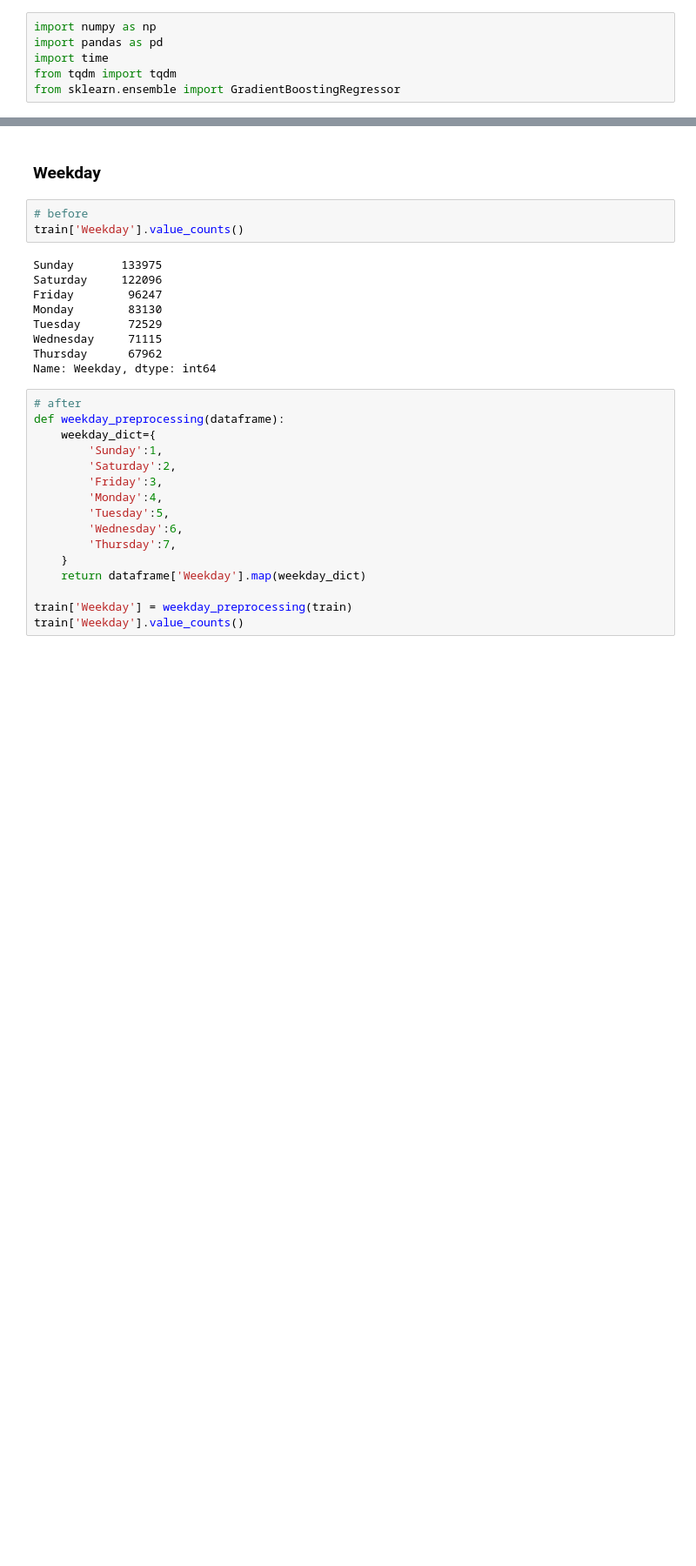
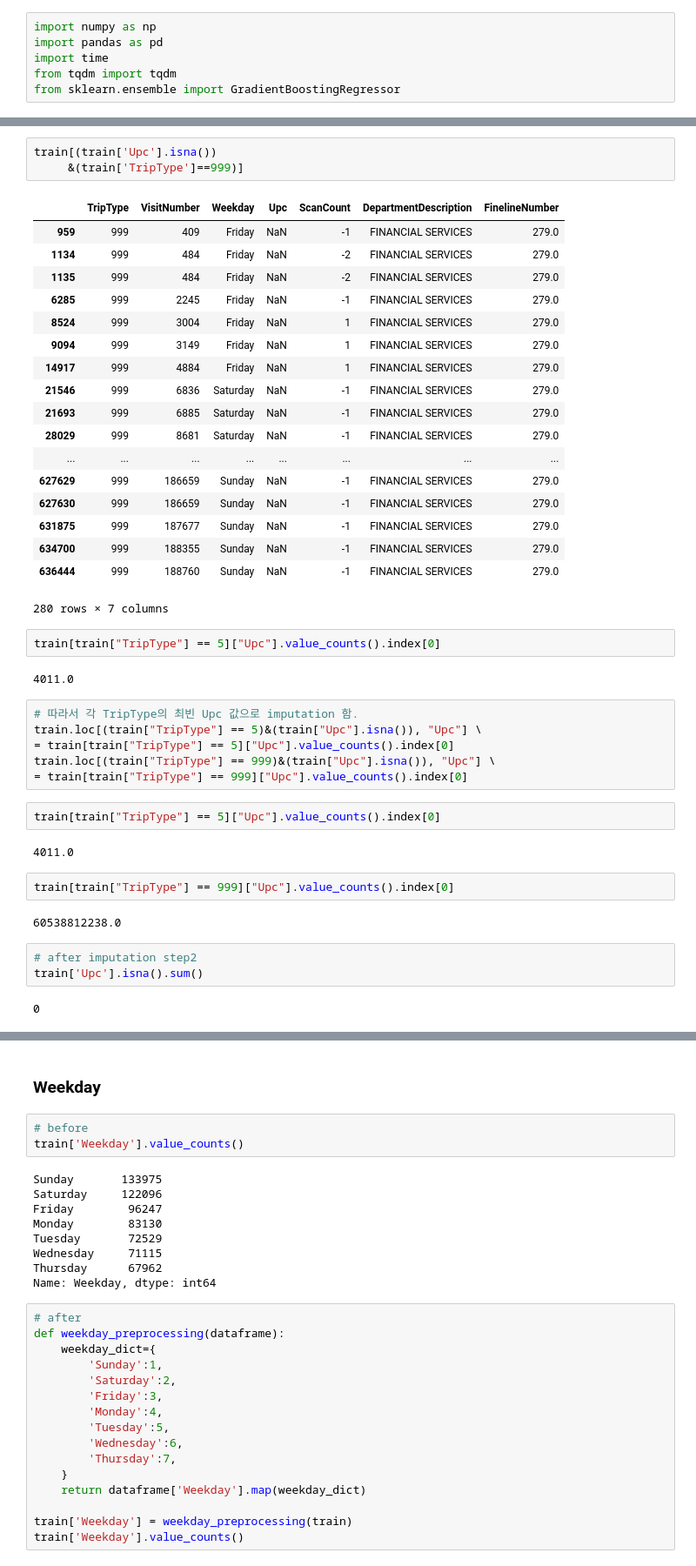
Before and after one commit to woncheolSon/Classification-Analysis-Project, a Jupyter notebook: Preprocessing.ipynb, the cells around one changed output, grey strips where cells are left out. Shown: that part at 87% size. Cells and saved outputs as stored; diff of their text form; blank space fills up the shorter version.

```diff
--- a/Preprocessing.ipynb
+++ b/Preprocessing.ipynb
@@ -12,0 +1236,45 @@ samplesub = pd.read_csv("./data/sample_submission.csv")
+# %%
+train[(train['Upc'].isna())
+     &(train['TripType']==999)]
+# %% [output]
+|  | TripType | VisitNumber | Weekday | Upc | ScanCount | DepartmentDescription | FinelineNumber |
+| 959 | 999 | 409 | Friday | NaN | -1 | FINANCIAL SERVICES | 279.0 |
+| 1134 | 999 | 484 | Friday | NaN | -2 | FINANCIAL SERVICES | 279.0 |
+| 1135 | 999 | 484 | Friday | NaN | -2 | FINANCIAL SERVICES | 279.0 |
+| 6285 | 999 | 2245 | Friday | NaN | -1 | FINANCIAL SERVICES | 279.0 |
+| 8524 | 999 | 3004 | Friday | NaN | 1 | FINANCIAL SERVICES | 279.0 |
+| 9094 | 999 | 3149 | Friday | NaN | 1 | FINANCIAL SERVICES | 279.0 |
+| 14917 | 999 | 4884 | Friday | NaN | 1 | FINANCIAL SERVICES | 279.0 |
+| 21546 | 999 | 6836 | Saturday | NaN | -1 | FINANCIAL SERVICES | 279.0 |
+| 21693 | 999 | 6885 | Saturday | NaN | -1 | FINANCIAL SERVICES | 279.0 |
+| 28029 | 999 | 8681 | Saturday | NaN | -1 | FINANCIAL SERVICES | 279.0 |
+| ... | ... | ... | ... | ... | ... | ... | ... |
+| 627629 | 999 | 186659 | Sunday | NaN | -1 | FINANCIAL SERVICES | 279.0 |
+| 627630 | 999 | 186659 | Sunday | NaN | -1 | FINANCIAL SERVICES | 279.0 |
+| 631875 | 999 | 187677 | Sunday | NaN | -1 | FINANCIAL SERVICES | 279.0 |
+| 634700 | 999 | 188355 | Sunday | NaN | -1 | FINANCIAL SERVICES | 279.0 |
+| 636444 | 999 | 188760 | Sunday | NaN | -1 | FINANCIAL SERVICES | 279.0 |
+280 rows × 7 columns
+# %%
+train[train["TripType"] == 5]["Upc"].value_counts().index[0]
+# %% [output]
+4011.0
+# %%
+# 따라서 각 TripType의 최빈 Upc 값으로 imputation 함.
+train.loc[(train["TripType"] == 5)&(train["Upc"].isna()), "Upc"] \
+= train[train["TripType"] == 5]["Upc"].value_counts().index[0]
+train.loc[(train["TripType"] == 999)&(train["Upc"].isna()), "Upc"] \
+= train[train["TripType"] == 999]["Upc"].value_counts().index[0]
+# %%
+train[train["TripType"] == 5]["Upc"].value_counts().index[0]
+# %% [output]
+4011.0
+# %%
+train[train["TripType"] == 999]["Upc"].value_counts().index[0]
+# %% [output]
+60538812238.0
+# %%
+# after imputation step2
+train['Upc'].isna().sum()
+# %% [output]
+0
```
Also changed, not shown: parts of 126 cells of this notebook.
